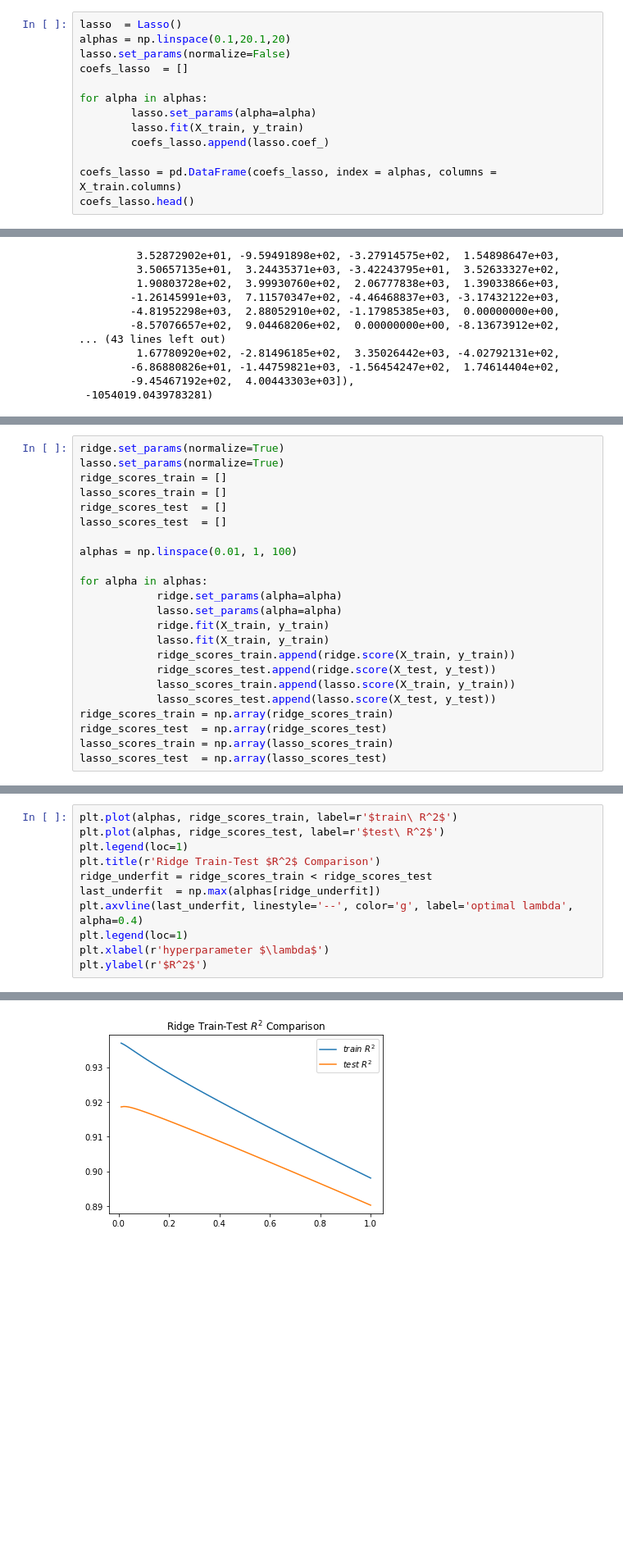
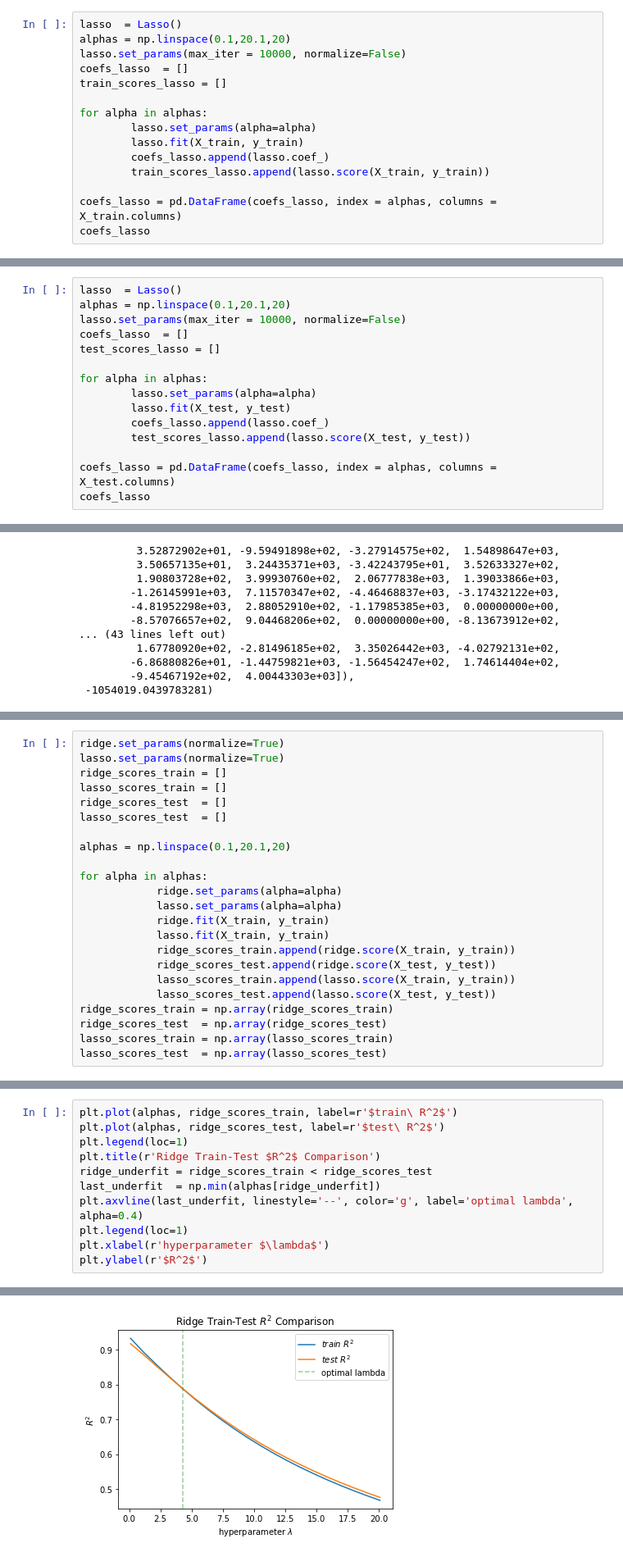
Before and after one commit to mobrien829/ames-ml-project, a Jupyter notebook: Joaquin/Imputed_Data_Model.ipynb, the cells around one changed output, grey strips where cells are left out. Shown at 82% size. Cells and saved outputs as stored; diff of their text form; blank space fills up the shorter version.

```diff
--- a/Joaquin/Imputed_Data_Model.ipynb
+++ b/Joaquin/Imputed_Data_Model.ipynb
@@ -783,15 +794,17 @@ coefs.head()
 # %%
 lasso  = Lasso()
 alphas = np.linspace(0.1,20.1,20)
-lasso.set_params(normalize=False)
+lasso.set_params(max_iter = 10000, normalize=False)
 coefs_lasso  = []
+train_scores_lasso = []
 
 for alpha in alphas:
         lasso.set_params(alpha=alpha)
         lasso.fit(X_train, y_train)
         coefs_lasso.append(lasso.coef_)
+        train_scores_lasso.append(lasso.score(X_train, y_train))
 
 coefs_lasso = pd.DataFrame(coefs_lasso, index = alphas, columns = X_train.columns)
-coefs_lasso.head()
+coefs_lasso
 # %% [output]
 |  | GrLivArea | LotFrontage | LotArea | OverallQual | OverallCond | YearBuilt | MasVnrArea | BsmtUnfSF | ... |
@@ -805,3 +852,18 @@ coefs_lasso.head()
 lasso.score(X_train, y_train)
 # %% [output]
 0.9344514620866928
+# %%
+lasso  = Lasso()
+alphas = np.linspace(0.1,20.1,20)
+lasso.set_params(max_iter = 10000, normalize=False)
+coefs_lasso  = []
+test_scores_lasso = []
+
+for alpha in alphas:
+        lasso.set_params(alpha=alpha)
+        lasso.fit(X_test, y_test)
+        coefs_lasso.append(lasso.coef_)
+        test_scores_lasso.append(lasso.score(X_test, y_test))
+
+coefs_lasso = pd.DataFrame(coefs_lasso, index = alphas, columns = X_test.columns)
+coefs_lasso
@@ -839,7 +985,7 @@ lasso_scores_train = []
 ridge_scores_test  = []
 lasso_scores_test  = []
 
-alphas = np.linspace(0.01, 1, 100)
+alphas = np.linspace(0.1,20.1,20)
 
 for alpha in alphas:
             ridge.set_params(alpha=alpha)
@@ -860,7 +1010,7 @@ plt.plot(alphas, ridge_scores_test, label=r'$test\ R^2$')
 plt.legend(loc=1)
 plt.title(r'Ridge Train-Test $R^2$ Comparison')
 ridge_underfit = ridge_scores_train < ridge_scores_test
-last_underfit  = np.max(alphas[ridge_underfit])
+last_underfit  = np.min(alphas[ridge_underfit])
 plt.axvline(last_underfit, linestyle='--', color='g', label='optimal lambda', alpha=0.4)
 plt.legend(loc=1)
 plt.xlabel(r'hyperparameter $\lambda$')
@@ -870 +1020 @@ ValueError: zero-size array to reduction operation maximum which has no identity
-[figure, old version]
+[figure, new version]
```
Also changed, not shown: parts of 19 cells of this notebook.
